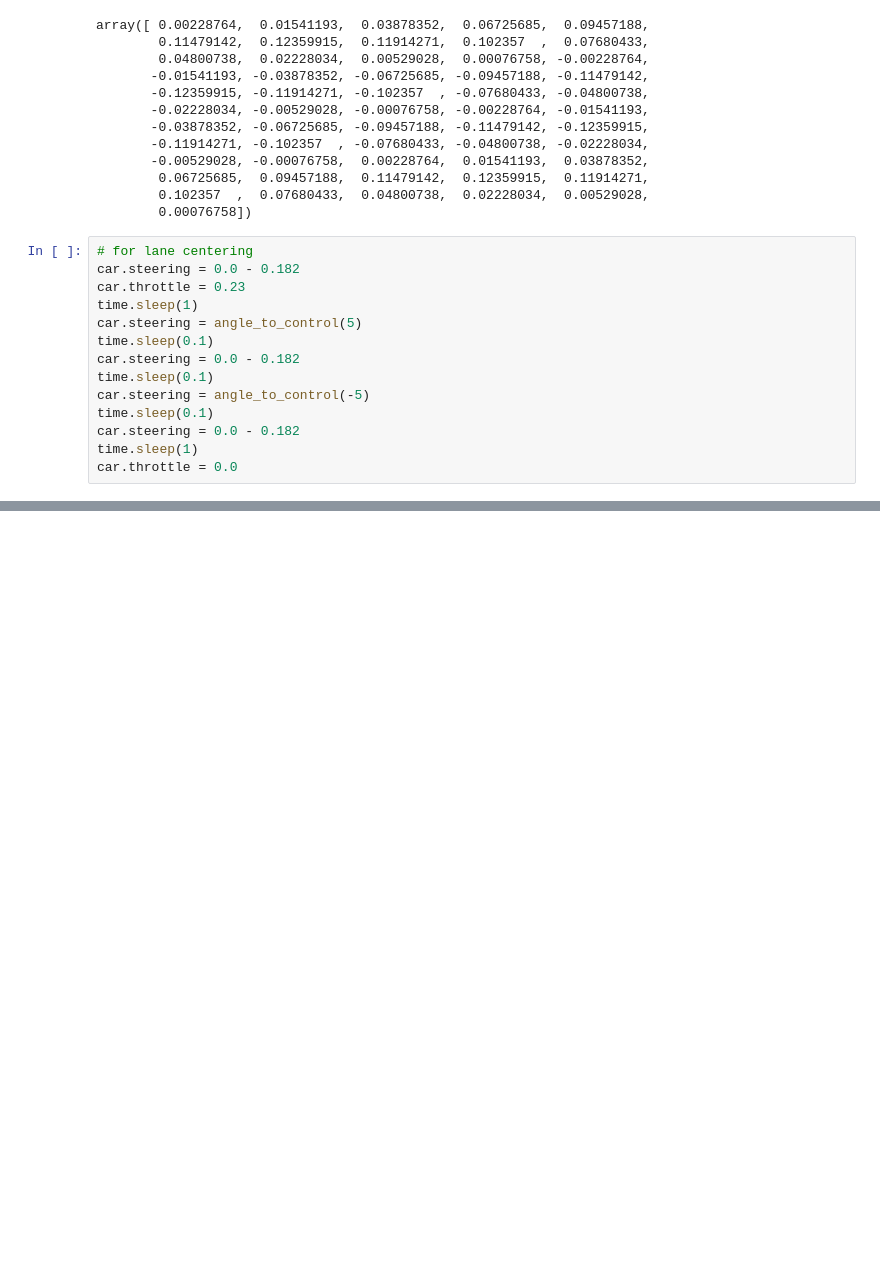
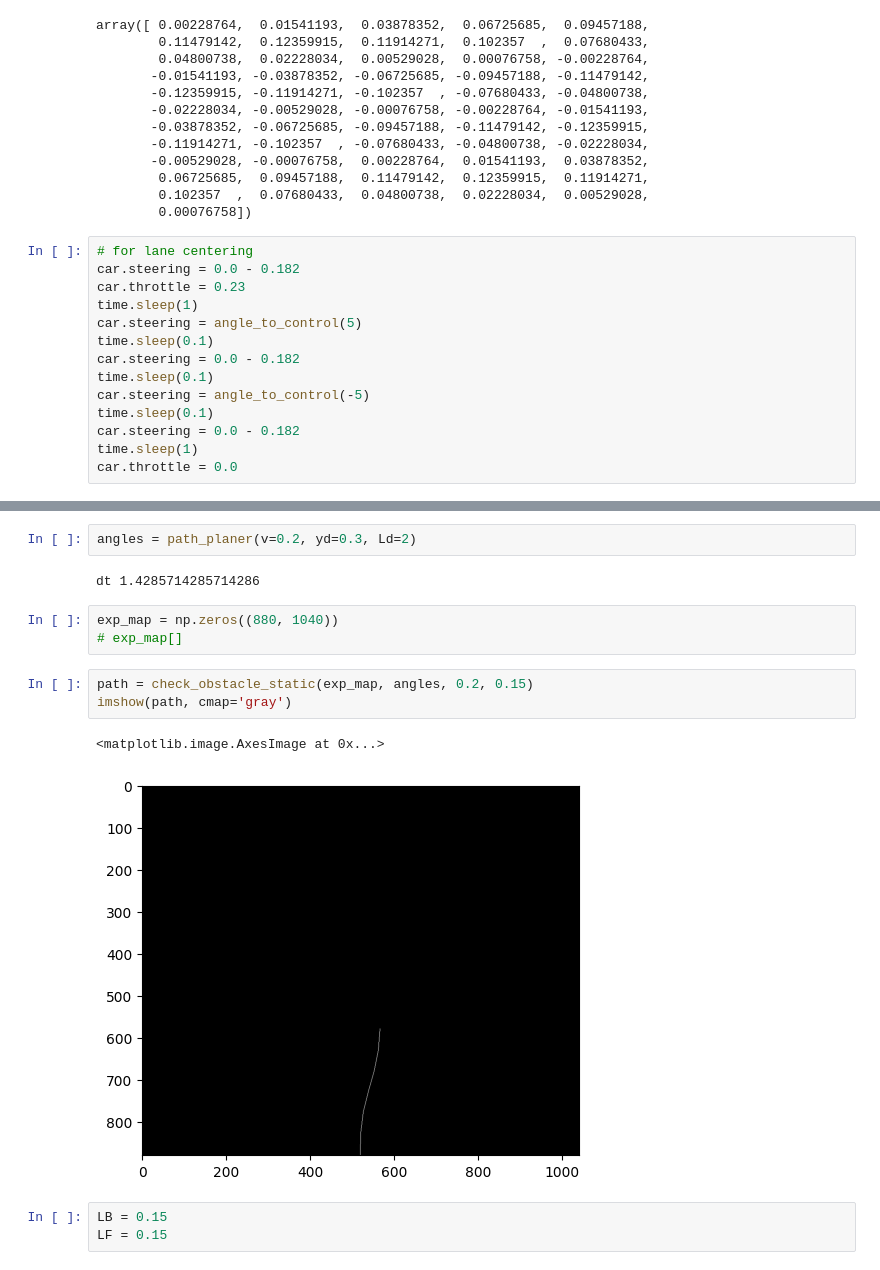
Before and after one commit to legonko/Final-project, a Jupyter notebook: lib/utils/test_path_planning.ipynb, the cells around one changed output, grey strips where cells are left out. Saved outputs shown, nothing was run; the diff lists cells and outputs as text; blank space fills up the shorter version.

Commit message:
fix teleop, path planning

```diff
--- a/lib/utils/test_path_planning.ipynb
+++ b/lib/utils/test_path_planning.ipynb
@@ -453,0 +536,16 @@ car.throttle = 0.0
+# %%
+angles = path_planer(v=0.2, yd=0.3, Ld=2)
+# %% [output]
+dt 1.4285714285714286
+# %%
+exp_map = np.zeros((880, 1040))
+# exp_map[]
+# %%
+path = check_obstacle_static(exp_map, angles, 0.2, 0.15)
+imshow(path, cmap='gray')
+# %% [output]
+<matplotlib.image.AxesImage at 0x...>
+[figure, added]
+# %%
+LB = 0.15
+LF = 0.15
```
Also changed, not shown: parts of 12 cells of this notebook, 10 other files.
